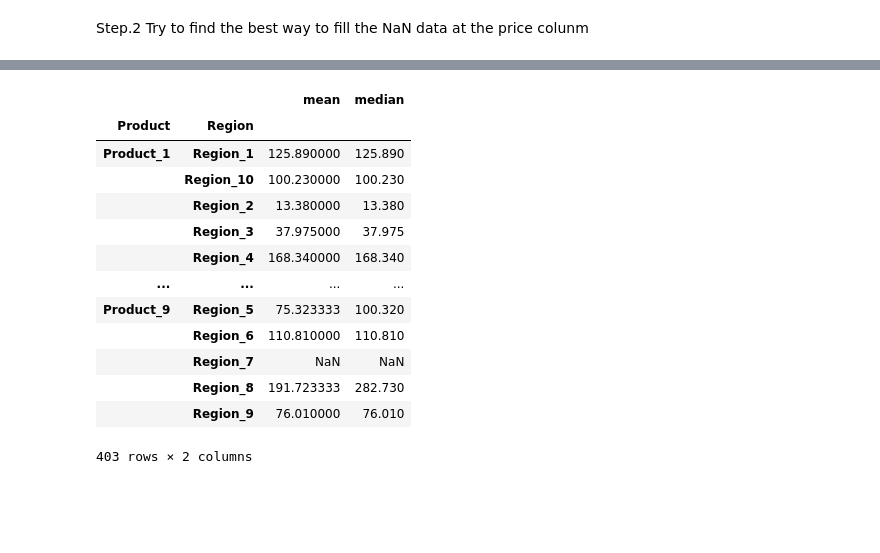
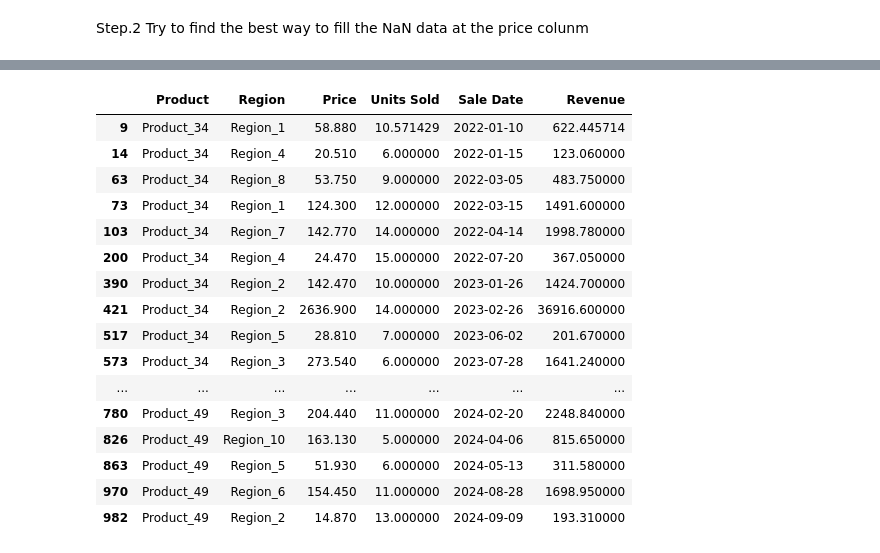
Before and after one commit to chenchenn9/schulich_data_science, a Jupyter notebook: Assignment_1/data_cleaning.ipynb, the cells around one changed output, grey strips where cells are left out. Cells and saved outputs as stored; diff of their text form; code cells hidden in the pictures; blank space fills up the shorter version.

```diff
--- a/Assignment_1/data_cleaning.ipynb
+++ b/Assignment_1/data_cleaning.ipynb
@@ -92,18 +212,22 @@ plt.show()
-# %%
-#Because the price and product is different in region, it is more accurate if we use the mean/median price of the group data
-df1.groupby(['Product','Region'])['Price'].agg(['mean','median'])
-# %% [output]
-|  |  | mean | median |
-| Product | Region |  |  |
-| Product_1 | Region_1 | 125.890000 | 125.890 |
-|  | Region_10 | 100.230000 | 100.230 |
-|  | Region_2 | 13.380000 | 13.380 |
-|  | Region_3 | 37.975000 | 37.975 |
-|  | Region_4 | 168.340000 | 168.340 |
-| ... | ... | ... | ... |
-| Product_9 | Region_5 | 75.323333 | 100.320 |
-|  | Region_6 | 110.810000 | 110.810 |
-|  | Region_7 | NaN | NaN |
-|  | Region_8 | 191.723333 | 282.730 |
-|  | Region_9 | 76.010000 | 76.010 |
-403 rows × 2 columns
+# %%
+#
+top3=pd.concat([df1[df1['Product']=='Product_34'], df1[df1['Product']=='Product_27'], df1[df1['Product']=='Product_49']])
+top3
+# %% [output]
+|  | Product | Region | Price | Units Sold | Sale Date | Revenue |
+| 9 | Product_34 | Region_1 | 58.880 | 10.571429 | 2022-01-10 | 622.445714 |
+| 14 | Product_34 | Region_4 | 20.510 | 6.000000 | 2022-01-15 | 123.060000 |
+| 63 | Product_34 | Region_8 | 53.750 | 9.000000 | 2022-03-05 | 483.750000 |
+| 73 | Product_34 | Region_1 | 124.300 | 12.000000 | 2022-03-15 | 1491.600000 |
+| 103 | Product_34 | Region_7 | 142.770 | 14.000000 | 2022-04-14 | 1998.780000 |
+| 200 | Product_34 | Region_4 | 24.470 | 15.000000 | 2022-07-20 | 367.050000 |
+| 390 | Product_34 | Region_2 | 142.470 | 10.000000 | 2023-01-26 | 1424.700000 |
+| 421 | Product_34 | Region_2 | 2636.900 | 14.000000 | 2023-02-26 | 36916.600000 |
+| 517 | Product_34 | Region_5 | 28.810 | 7.000000 | 2023-06-02 | 201.670000 |
+| 573 | Product_34 | Region_3 | 273.540 | 6.000000 | 2023-07-28 | 1641.240000 |
+| ... | ... | ... | ... | ... | ... | ... |
+| 780 | Product_49 | Region_3 | 204.440 | 11.000000 | 2024-02-20 | 2248.840000 |
+| 826 | Product_49 | Region_10 | 163.130 | 5.000000 | 2024-04-06 | 815.650000 |
+| 863 | Product_49 | Region_5 | 51.930 | 6.000000 | 2024-05-13 | 311.580000 |
+| 970 | Product_49 | Region_6 | 154.450 | 11.000000 | 2024-08-28 | 1698.950000 |
+| 982 | Product_49 | Region_2 | 14.870 | 13.000000 | 2024-09-09 | 193.310000 |
```
Also changed, not shown: parts of 25 cells of this notebook, 2 other files.
